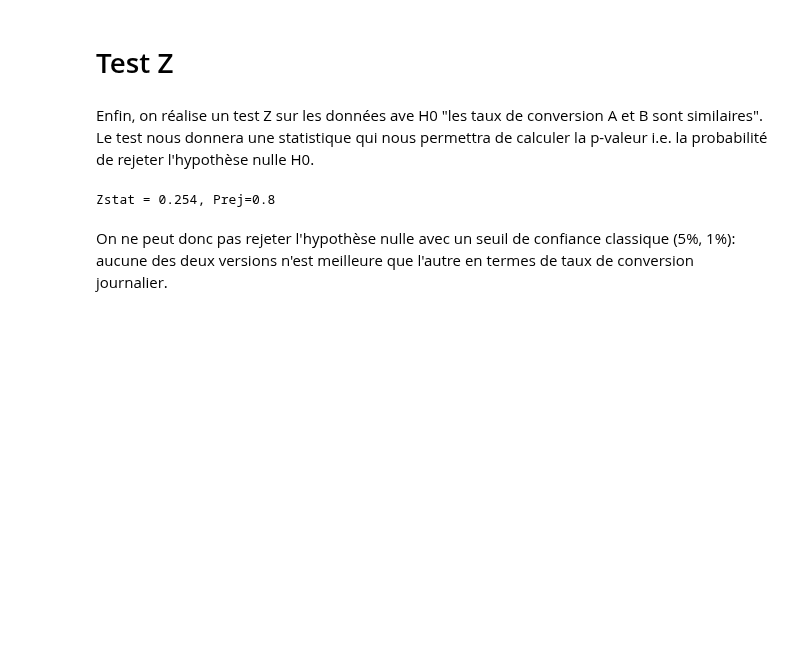
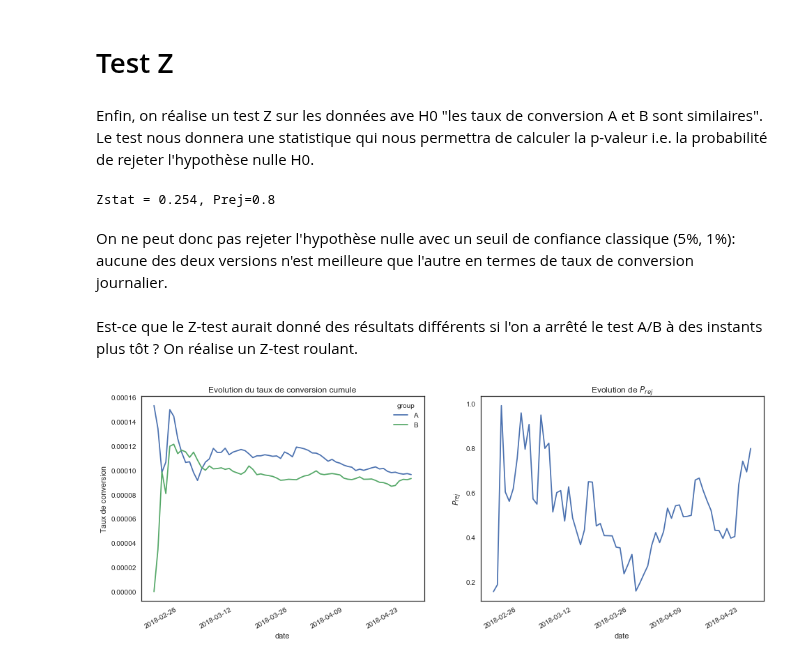
Before and after one commit to mariondechallens/1000mercis, a Jupyter notebook: Analyses/Annonceur1_campagne3_visite_2pages.ipynb, the cells around one changed output. Drawn from its saved outputs; the diff is of its cells as text; code cells hidden in the pictures; blank space fills up the shorter version.

Commit message:
testZ_cum

```diff
--- a/Analyses/Annonceur1_campagne3_visite_2pages.ipynb
+++ b/Analyses/Annonceur1_campagne3_visite_2pages.ipynb
@@ -145,3 +147,21 @@ print('Zstat = {0:.3}, Prej={1:.3}'.format(Z, Prej))
 Zstat = 0.254, Prej=0.8
 # %% [markdown]
 On ne peut donc pas rejeter l'hypothèse nulle avec un seuil de confiance classique (5%, 1%): aucune des deux versions n'est meilleure que l'autre en termes de taux de conversion journalier.
+# %% [markdown]
+Est-ce que le Z-test aurait donné des résultats différents si l'on a arrêté le test A/B à des instants plus tôt ? On réalise un Z-test roulant.
+# %%
+P_rej, p_cum = testZ_cum(data)
+# %%
+plt.figure(figsize=(16, 6))
+
+plt.subplot(1, 2, 1)
+p_cum.plot(title="Evolution du taux de conversion cumule", ax=plt.gca())
+plt.ylabel("Taux de conversion")
+
+plt.subplot(1, 2, 2)
+P_rej.plot(title='Evolution de $P_{rej}$', ax=plt.gca())
+plt.ylabel('$P_{rej}$')
+
+plt.show();
+# %% [output]
+[figure, added]
```
Also changed, not shown: parts of 3 cells of this notebook, 2 other files.
